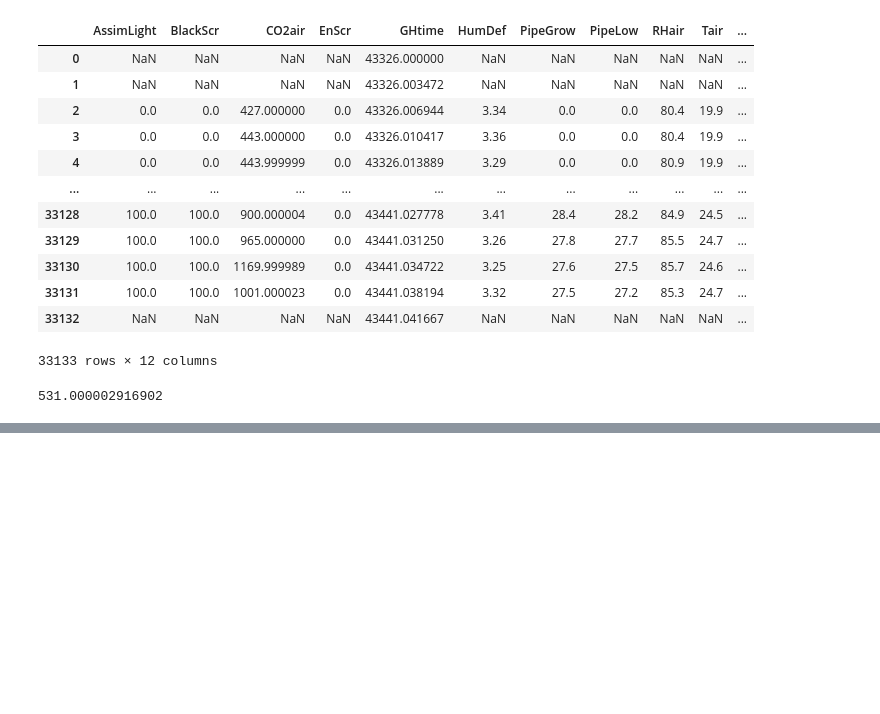
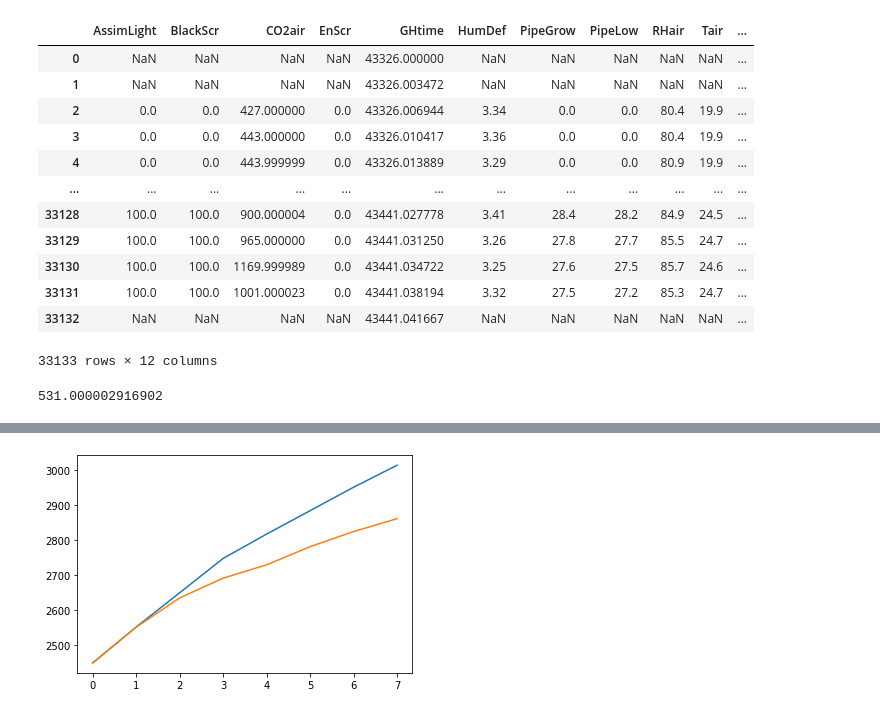
Before and after one commit to thuongle2210/Mathematical-Modelling, a Jupyter notebook: mainVP.ipynb, the cells around one changed output, grey strips where cells are left out. Cells and saved outputs as stored; diff of their text form; code cells hidden in the pictures; blank space fills up the shorter version.

```diff
--- a/mainVP.ipynb
+++ b/mainVP.ipynb
@@ -41,7 +41,7 @@ deltaH=2.45*(10**6) #J/(kg{Water})
 gamma=65.8 #Pa*K^-1
 r_b= 275 #s/m
 U_Pad= 1 #no unit
-phi_Pad=12.25#m^3/s
+phi_Pad=35.6#m^3/s ######################################3
 A_Flr=14000 #m^2
 eta_Pad=0
 x_Pad=0
@@ -338,8 +338,8 @@ MV_TopOut=0
 # %% [markdown]
 Lấy dữ liệu
 # %%
-DATA1=pd.read_csv("https://raw.githubusercontent.com/CEAOD/Data/master/GH_Cucumber/AutonomousGreenhouseChallengeFirstEdition(2018)/Sonoma/Greenhouse_climate.csv")
-DATA2=pd.read_csv("https://raw.githubusercontent.com/CEAOD/Data/master/GH_Cucumber/AutonomousGreenhouseChallengeFirstEdition(2018)/meteo.csv")
+DATA1=pd.read_csv("Greenhouse_climate.csv")
+DATA2=pd.read_csv("meteo.csv")
 df1=pd.DataFrame(DATA1)
 df2=pd.DataFrame(DATA2)
 df1
@@ -455,0 +505,14 @@ MV_AirMech =
+# %%
+#Training Data
+Train_value=[]
+for i in range(0,len(ListOfResult)):
+    if (i%300==0):
+        #print(ListOfResult[i])
+        Train_value.append(ListOfResult[i][0])
+        #MSE=MSE+abs(ListOfRealityResult[int(i/300)]-ListOfResult[i][0])/(ListOfRealityResult[int(i/300)])
+t=range(0,NumberOfValueToPredict+1)
+plt.plot(t,Train_value)
+plt.plot(t,ListOfRealityResult)
+plt.show()
+# %% [output]
+[figure, added]
```
Also changed, not shown: parts of 6 cells of this notebook.
